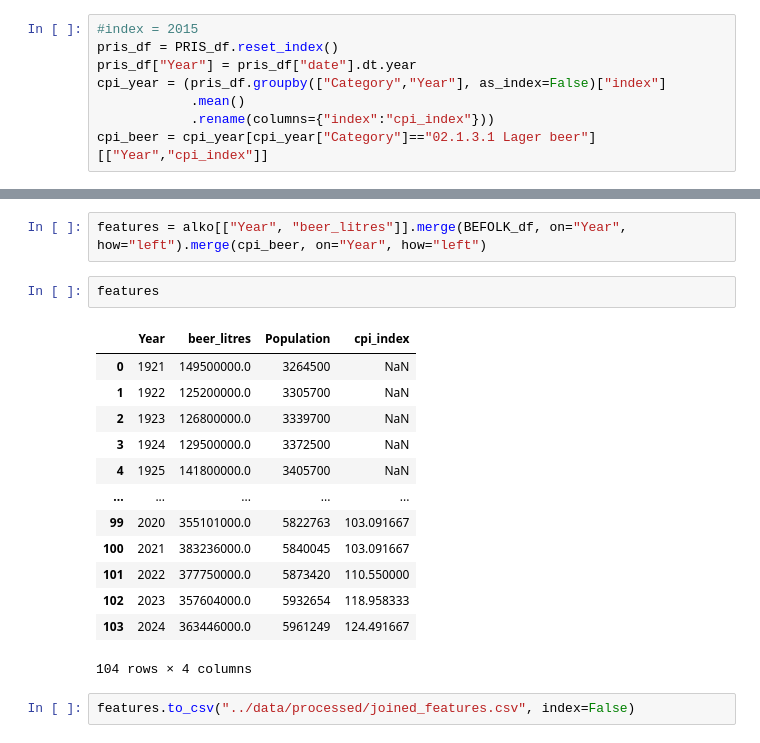
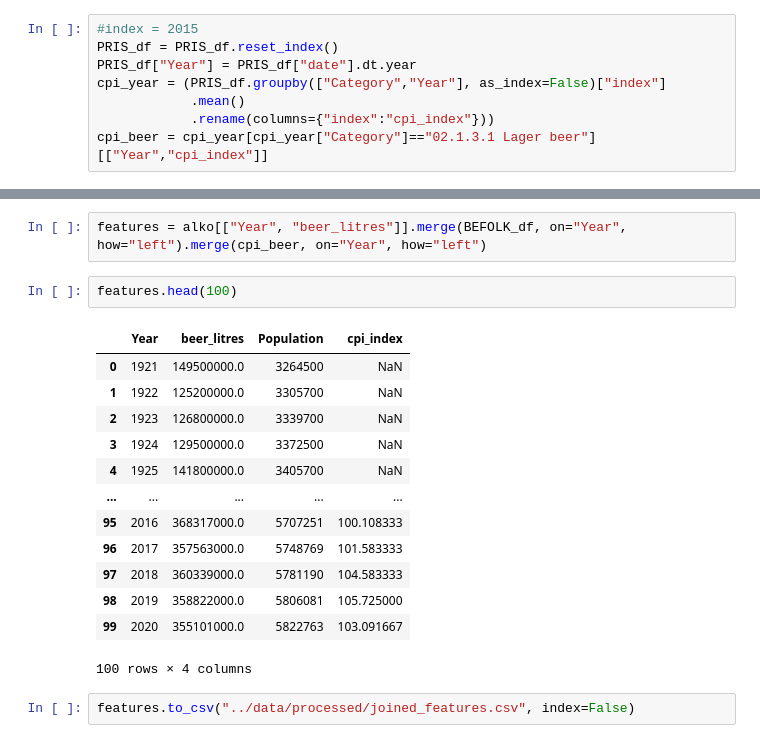
Before and after one commit to miamayalykke/BeerConsumtion, a Jupyter notebook: notebooks/01_data_cleaning.ipynb, the cells around one changed output, grey strips where cells are left out. Drawn from its saved outputs; the diff is of its cells as text.

```diff
--- a/notebooks/01_data_cleaning.ipynb
+++ b/notebooks/01_data_cleaning.ipynb
@@ -239,8 +250,8 @@ PRIS_df.index.get_level_values("Category").unique().tolist()
 # %%
 #index = 2015
-pris_df = PRIS_df.reset_index()
-pris_df["Year"] = pris_df["date"].dt.year
-cpi_year = (pris_df.groupby(["Category","Year"], as_index=False)["index"]
+PRIS_df = PRIS_df.reset_index()
+PRIS_df["Year"] = PRIS_df["date"].dt.year
+cpi_year = (PRIS_df.groupby(["Category","Year"], as_index=False)["index"]
             .mean()
             .rename(columns={"index":"cpi_index"}))
 cpi_beer = cpi_year[cpi_year["Category"]=="02.1.3.1 Lager beer"][["Year","cpi_index"]]
@@ -289,20 +300,20 @@ BEFOLK_df["Population"] = BEFOLK_df["Population"].astype(int)
 # %%
 features = alko[["Year", "beer_litres"]].merge(BEFOLK_df, on="Year", how="left").merge(cpi_beer, on="Year", how="left")
 # %%
-features
+features.head(100)
 # %% [output]
 |  | Year | beer_litres | Population | cpi_index |
 | 0 | 1921 | 149500000.0 | 3264500 | NaN |
 | 1 | 1922 | 125200000.0 | 3305700 | NaN |
 | 2 | 1923 | 126800000.0 | 3339700 | NaN |
 | 3 | 1924 | 129500000.0 | 3372500 | NaN |
 | 4 | 1925 | 141800000.0 | 3405700 | NaN |
 | ... | ... | ... | ... | ... |
+| 95 | 2016 | 368317000.0 | 5707251 | 100.108333 |
+| 96 | 2017 | 357563000.0 | 5748769 | 101.583333 |
+| 97 | 2018 | 360339000.0 | 5781190 | 104.583333 |
+| 98 | 2019 | 358822000.0 | 5806081 | 105.725000 |
 | 99 | 2020 | 355101000.0 | 5822763 | 103.091667 |
-| 100 | 2021 | 383236000.0 | 5840045 | 103.091667 |
-| 101 | 2022 | 377750000.0 | 5873420 | 110.550000 |
-| 102 | 2023 | 357604000.0 | 5932654 | 118.958333 |
-| 103 | 2024 | 363446000.0 | 5961249 | 124.491667 |
-104 rows × 4 columns
+100 rows × 4 columns
 # %%
 features.to_csv("../data/processed/joined_features.csv", index=False)
```
Also changed, not shown: parts of 3 cells of this notebook, 5 other files.
